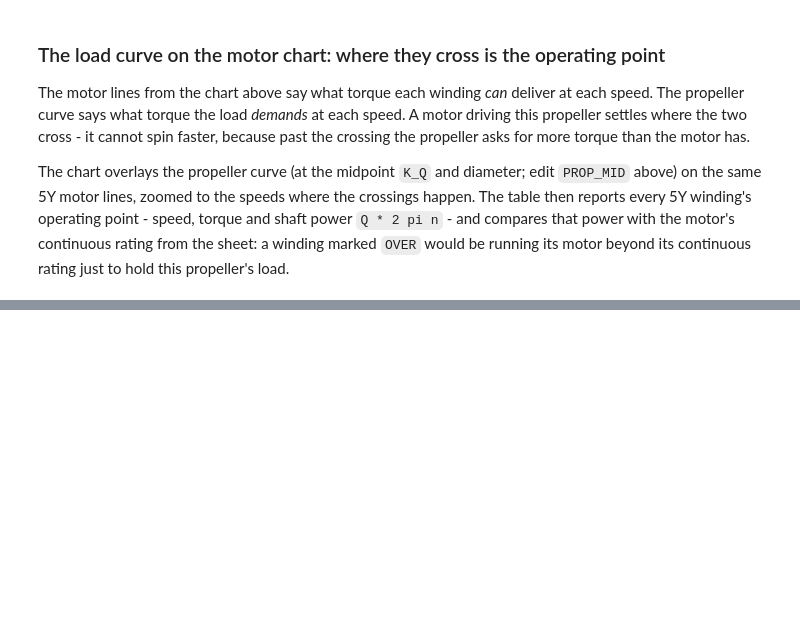
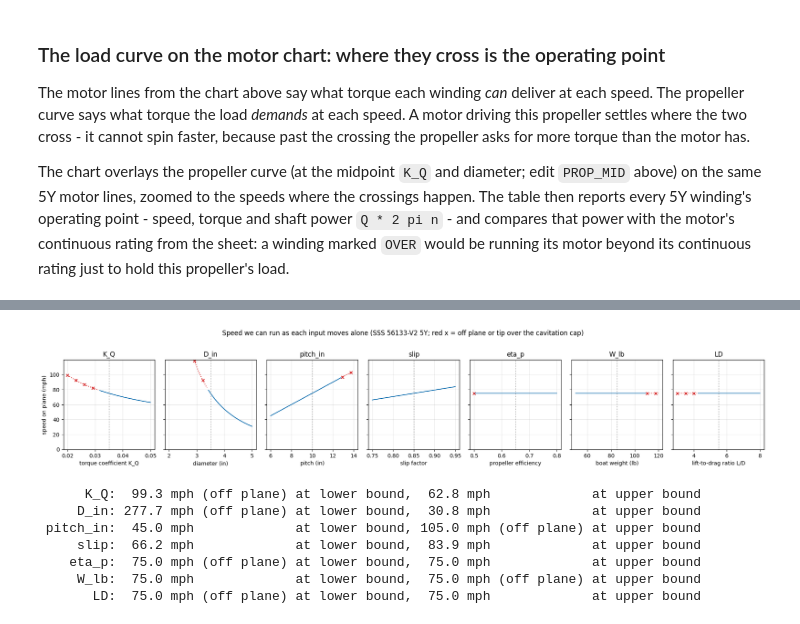
Before and after one commit to MarMar888/hav, a Jupyter notebook: optimization/willmarley.ipynb, the cells around one changed output, grey strips where cells are left out. Drawn from its saved outputs; the diff is of its cells as text; code cells hidden in the pictures; blank space fills up the shorter version.

```diff
--- a/optimization/willmarley.ipynb
+++ b/optimization/willmarley.ipynb
@@ -334,0 +423,34 @@ motor           op rpm    N*m  shaft W  cont W   vs continuous rating
+# %%
+fig, axes = plt.subplots(1, len(SPEED_BOUNDS), figsize=(19, 3.6), sharey=True)
+for ax, (name, (lo, hi)) in zip(axes, SPEED_BOUNDS.items()):
+    xs = np.linspace(lo, hi, 60)
+    pts = [on_plane_speed(**{**SPEED_MID, name: x}) for x in xs]
+    vs = np.array([p[0] for p in pts]); ok = np.array([p[1] for p in pts])
+    ax.plot(xs[ok], vs[ok], color="tab:blue")
+    if (~ok).any():
+        ax.plot(xs[~ok], vs[~ok], color="tab:red", ls=":", lw=1.5)
+        ax.scatter(xs[~ok][::6], vs[~ok][::6], marker="x", s=25, color="tab:red")
+    ax.axvline(SPEED_MID[name], color="grey", ls=":", lw=1)
+    ax.set(xlabel=SPEED_LABELS[name], title=name)
+    ax.grid(alpha=0.3)
+ok_speeds = [on_plane_speed(**{**SPEED_MID, nm: x})[0] for nm, (lo, hi) in SPEED_BOUNDS.items()
+             for x in np.linspace(lo, hi, 60) if on_plane_speed(**{**SPEED_MID, nm: x})[1]]
+axes[0].set_ylim(0, 1.25 * max(ok_speeds))    # the axis follows the speeds that hold on plane; off-plane points run off the top
+axes[0].set_ylabel("speed on plane (mph)")
+fig.suptitle(f"Speed we can run as each input moves alone ({SUBJECT_MOTOR} {WINDING}; red x = off plane or tip over the cavitation cap)", y=1.02)
+plt.tight_layout()
+plt.show()
+
+for name, (lo, hi) in SPEED_BOUNDS.items():
+    (a, oka), (b, okb) = on_plane_speed(**{**SPEED_MID, name: lo}), on_plane_speed(**{**SPEED_MID, name: hi})
+    note = lambda ok: "" if ok else " (off plane)"
+    print(f"{name:>9}: {a:5.1f} mph{note(oka):<12} at lower bound, {b:5.1f} mph{note(okb):<12} at upper bound")
+# %% [output]
+[figure, added]
+      K_Q:  99.3 mph (off plane) at lower bound,  62.8 mph             at upper bound
+     D_in: 277.7 mph (off plane) at lower bound,  30.8 mph             at upper bound
+ pitch_in:  45.0 mph             at lower bound, 105.0 mph (off plane) at upper bound
+     slip:  66.2 mph             at lower bound,  83.9 mph             at upper bound
+    eta_p:  75.0 mph (off plane) at lower bound,  75.0 mph             at upper bound
+     W_lb:  75.0 mph             at lower bound,  75.0 mph (off plane) at upper bound
+       LD:  75.0 mph (off plane) at lower bound,  75.0 mph             at upper bound
```
Also changed, not shown: parts of 7 cells of this notebook, 3 other files.
